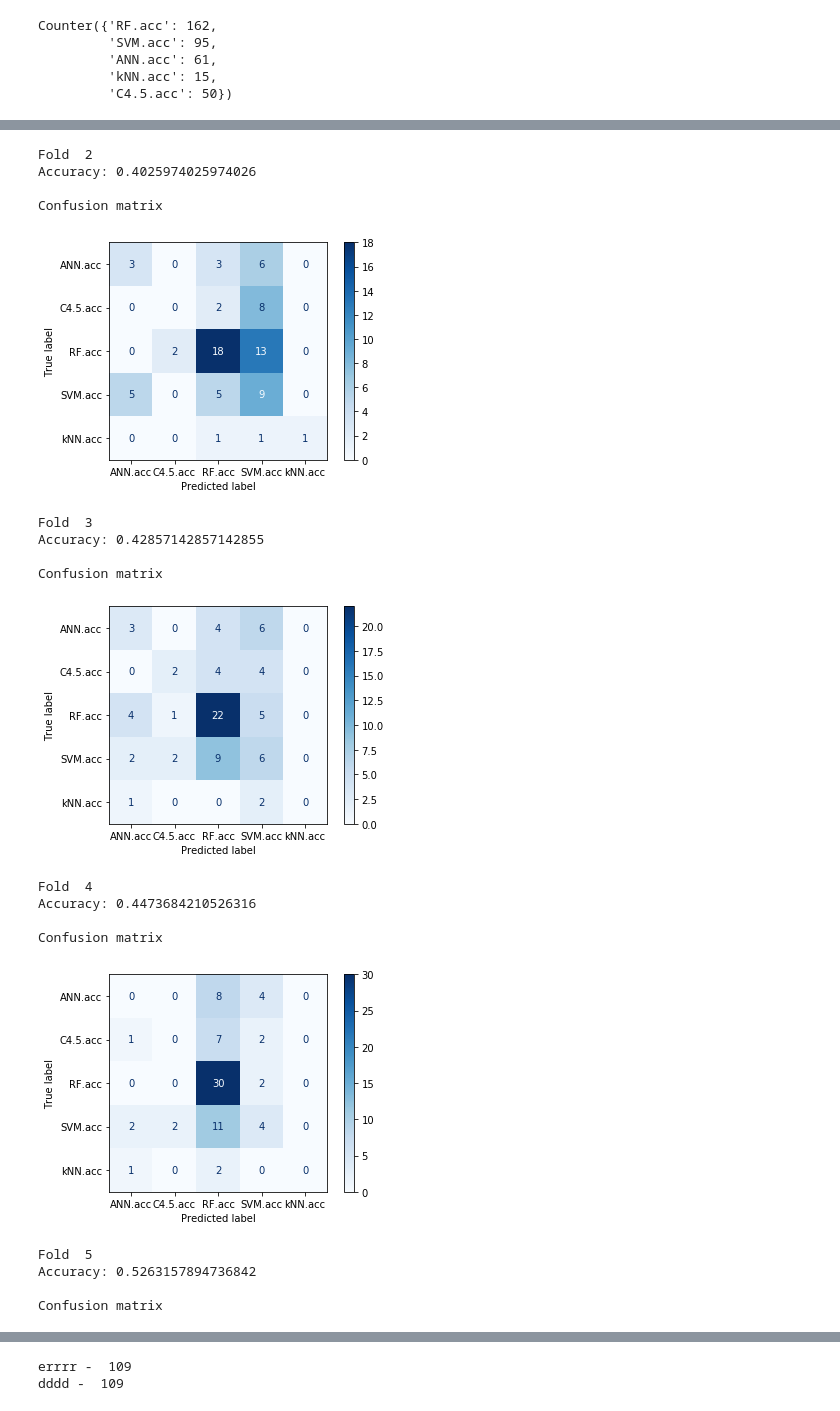
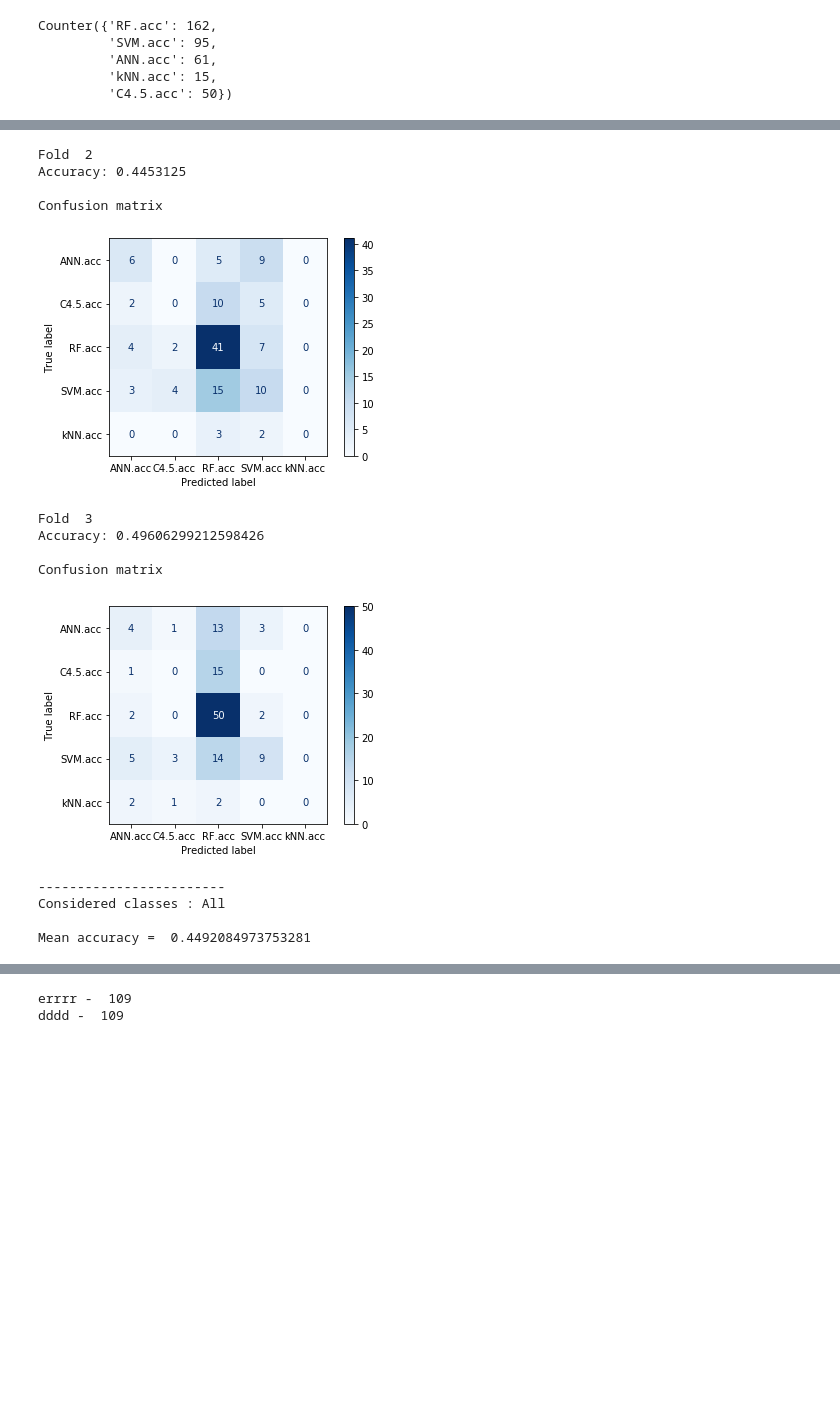
Before and after one commit to maffei2443/fsi-seminarios, a Jupyter notebook: Experimentos_manu/Presentation.ipynb, the cells around one changed output, grey strips where cells are left out. Drawn from its saved outputs; the diff is of its cells as text; code cells hidden in the pictures; blank space fills up the shorter version.

```diff
--- a/Experimentos_manu/Presentation.ipynb
+++ b/Experimentos_manu/Presentation.ipynb
@@ -92,11 +92,11 @@ Counter({'RF.acc': 162,
          'kNN.acc': 15,
          'C4.5.acc': 50})
 # %%
-rfc = RandomForestClassifier(n_estimators=200)
+rfc = RandomForestClassifier(n_estimators=1000)
 k = 0
 acc = 0
 acc_sum = 0
-n_splits = 5
+n_splits = 3
 
 skf = StratifiedKFold(n_splits=n_splits)
 features_list = []
@@ -139,19 +139,14 @@ Confusion matrix
 Fold  2
-Accuracy: 0.4025974025974026
+Accuracy: 0.4453125
 
 Confusion matrix
-[figure, old version]
+[figure, new version]
 Fold  3
-Accuracy: 0.42857142857142855
+Accuracy: 0.49606299212598426
 
 Confusion matrix
-[figure, old version]
+[figure, new version]
-Fold  4
-Accuracy: 0.4473684210526316
+------------------------
+Considered classes : All
 
-Confusion matrix
+Mean accuracy =  0.4492084973753281
-[figure, removed]
-Fold  5
-Accuracy: 0.5263157894736842
-
-Confusion matrix
```
Also changed, not shown: parts of 2 cells of this notebook.
